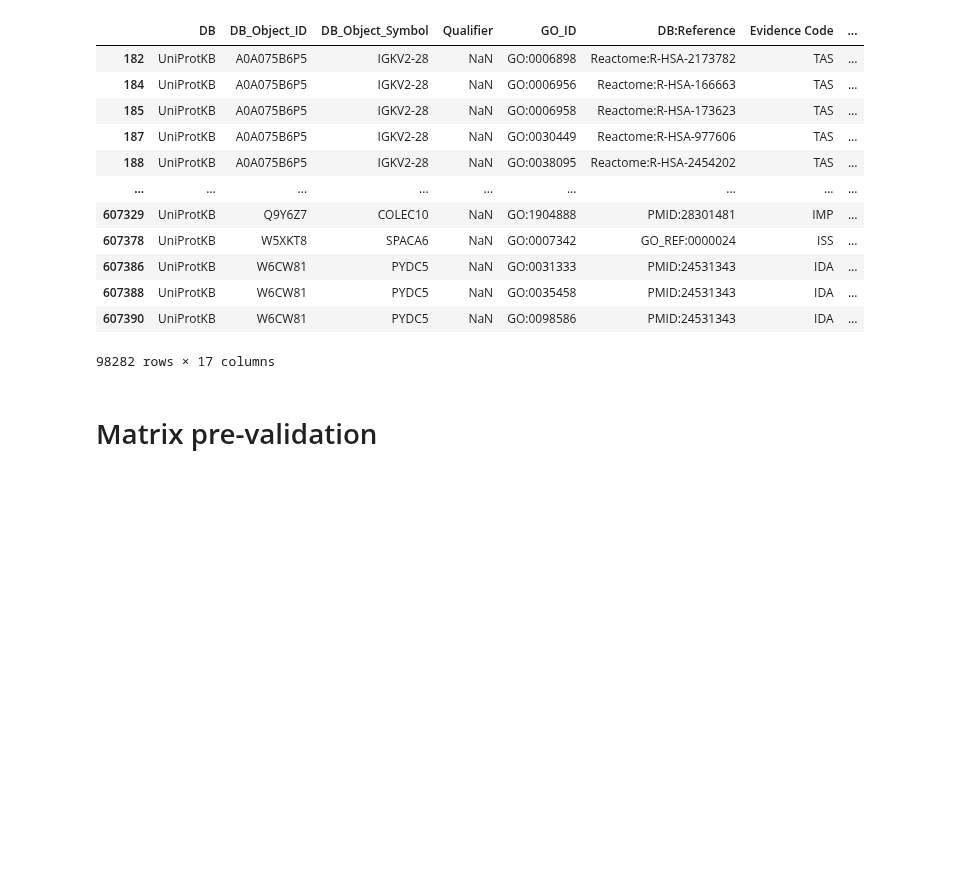
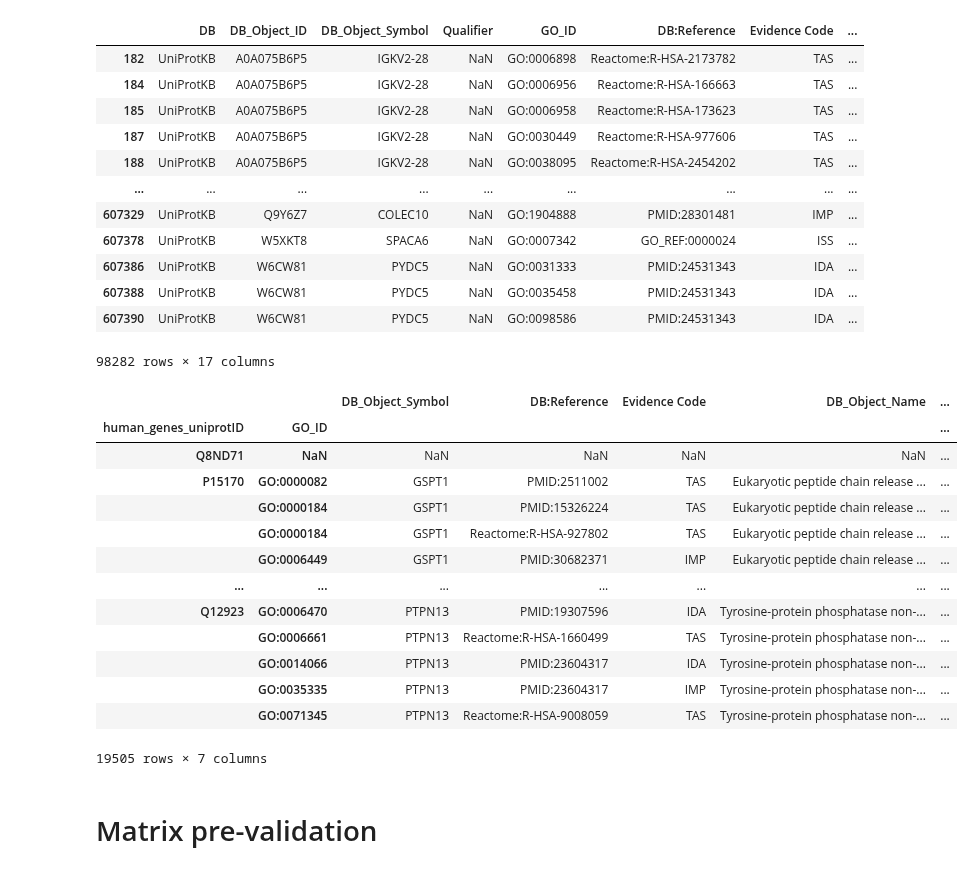
Before and after one commit to geovalexis/PP2GO, a Jupyter notebook: Methods.ipynb, the cells around one changed output. Drawn from its saved outputs; the diff is of its cells as text; code cells hidden in the pictures; blank space fills up the shorter version.

Commit message:
Assigned GO terms to human genes

```diff
--- a/Methods.ipynb
+++ b/Methods.ipynb
@@ -478,6 +492,29 @@ go_annotations
 | 607388 | UniProtKB | W6CW81 | PYDC5 | NaN | GO:0035458 | PMID:24531343 | IDA | ... |
 | 607390 | UniProtKB | W6CW81 | PYDC5 | NaN | GO:0098586 | PMID:24531343 | IDA | ... |
 98282 rows × 17 columns
+# %%
+# Assign GO term to each human gene
+human_genes = pd.DataFrame({"human_genes_uniprotID": ref_protein_mtp["protein1"].unique()})
+human_goa_subset = go_annotations[["DB_Object_ID", "DB_Object_Symbol", "GO_ID", "DB:Reference", "Evidence Code", "DB_Object_Name", "DB_Object_Synonym", "DB_Object_Type",  "Date"]]
+human_gene2GOterm = pd.merge(human_genes, human_goa_subset, left_on="human_genes_uniprotID", right_on="DB_Object_ID", how="left")
+human_gene2GOterm.drop("DB_Object_ID", axis=1, inplace=True)
+human_gene2GOterm.set_index(["human_genes_uniprotID", "GO_ID"], inplace=True)
+human_gene2GOterm
+# %% [output]
+|  |  | DB_Object_Symbol | DB:Reference | Evidence Code | DB_Object_Name | ... |
+| human_genes_uniprotID | GO_ID |  |  |  |  | ... |
+| Q8ND71 | NaN | NaN | NaN | NaN | NaN | ... |
+| P15170 | GO:0000082 | GSPT1 | PMID:2511002 | TAS | Eukaryotic peptide chain release ... | ... |
+|  | GO:0000184 | GSPT1 | PMID:15326224 | TAS | Eukaryotic peptide chain release ... | ... |
+|  | GO:0000184 | GSPT1 | Reactome:R-HSA-927802 | TAS | Eukaryotic peptide chain release ... | ... |
+|  | GO:0006449 | GSPT1 | PMID:30682371 | IMP | Eukaryotic peptide chain release ... | ... |
+| ... | ... | ... | ... | ... | ... | ... |
+| Q12923 | GO:0006470 | PTPN13 | PMID:19307596 | IDA | Tyrosine-protein phosphatase non-... | ... |
+|  | GO:0006661 | PTPN13 | Reactome:R-HSA-1660499 | TAS | Tyrosine-protein phosphatase non-... | ... |
+|  | GO:0014066 | PTPN13 | PMID:23604317 | IDA | Tyrosine-protein phosphatase non-... | ... |
+|  | GO:0035335 | PTPN13 | PMID:23604317 | IMP | Tyrosine-protein phosphatase non-... | ... |
+|  | GO:0071345 | PTPN13 | Reactome:R-HSA-9008059 | TAS | Tyrosine-protein phosphatase non-... | ... |
+19505 rows × 7 columns
 # %% [markdown]
 # Matrix pre-validation
 # %%
```
Also changed, not shown: parts of 2 cells of this notebook.
